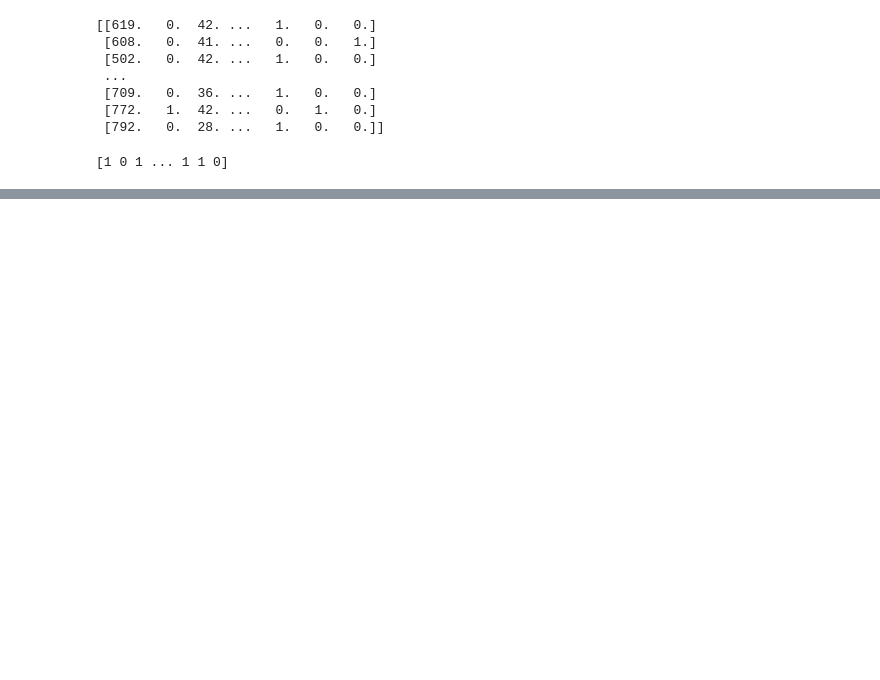
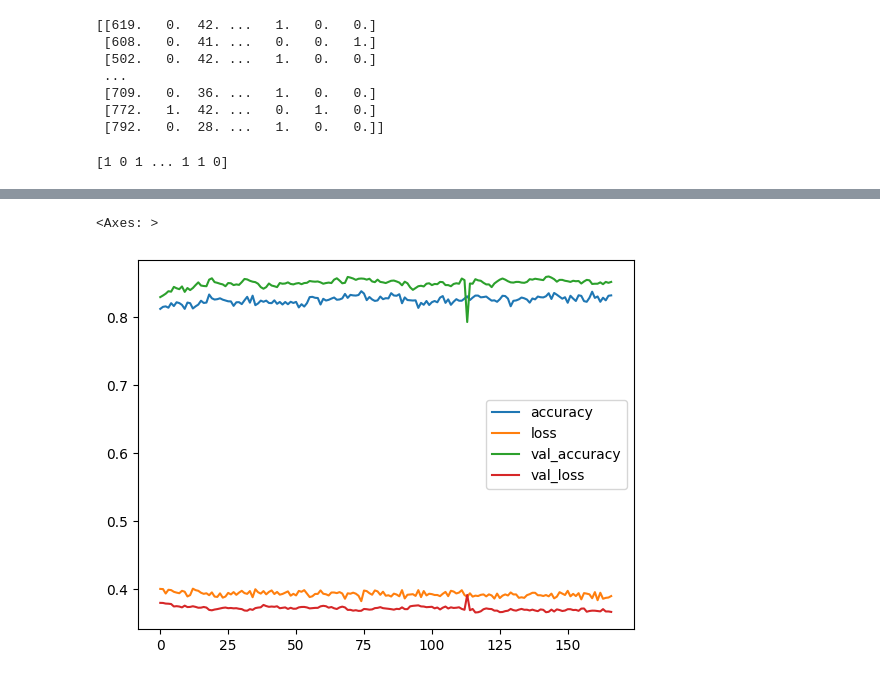
Before and after one commit to MdMahamudulHasan/ML-AI_99DaysWithCPC, a Jupyter notebook: Deep Learning/Deep learning - Basics/ANN/Project_on_Customer_churn_dataset_.ipynb, the cells around one changed output, grey strips where cells are left out. Saved outputs shown, nothing was run; the diff lists cells and outputs as text; code cells hidden in the pictures; blank space fills up the shorter version.

```diff
--- a/Deep Learning/Deep learning - Basics/ANN/Project_on_Customer_churn_dataset_.ipynb
+++ b/Deep Learning/Deep learning - Basics/ANN/Project_on_Customer_churn_dataset_.ipynb
@@ -173,0 +204,8 @@ from sklea
+# %%
+model.compile(optimizer=optimizer, loss='binary_crossentropy', metrics=['accuracy'])
+# %%
+Early_stop = EarlyStopping(monitor='val_loss', verbose=1, mode='min', patience=50)
+# %%
+model.fit(x=X_train, y=y_train,
+          validation_data=(X_test, y_test),
+          callbacks=[Early_stop], batch_size=128, epochs=600)
@@ -173,0 +231,7 @@ from sklea
+# %%
+model_loss = pd.DataFrame(model.history.history)
+# %%
+model_loss.plot()
+# %% [output]
+<Axes: >
+[figure, added]
```
Also changed, not shown: parts of 13 cells of this notebook.
